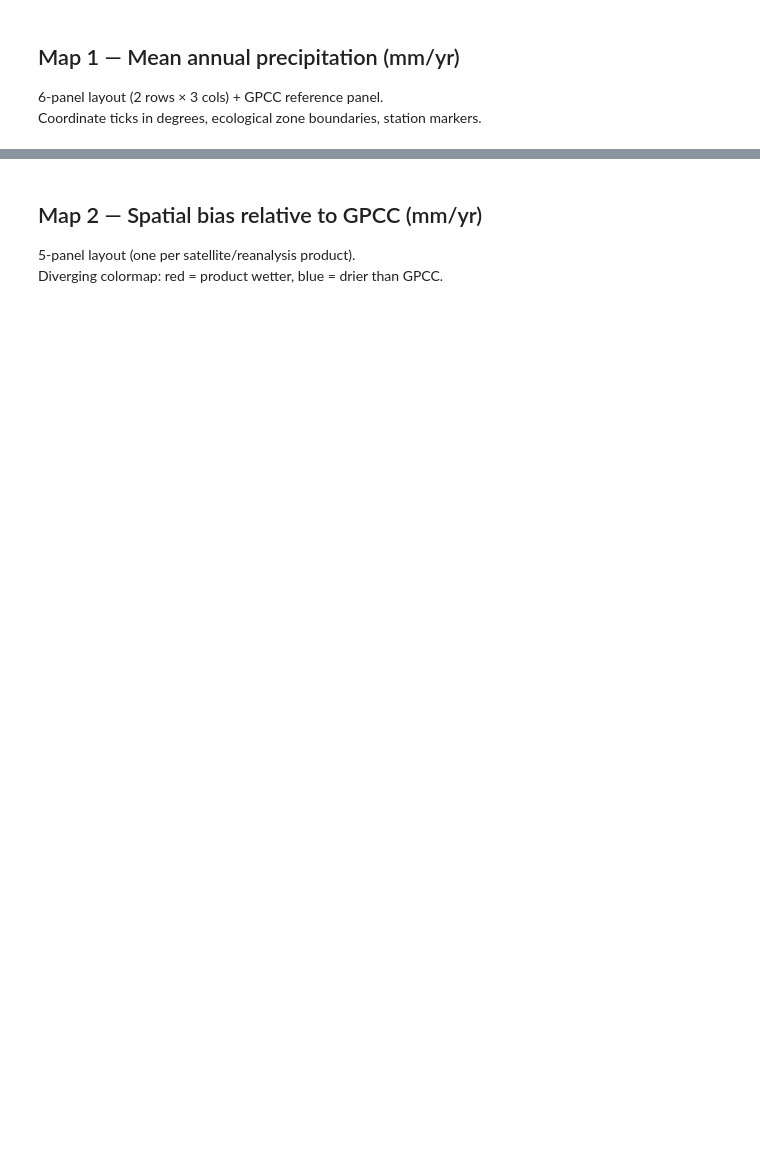
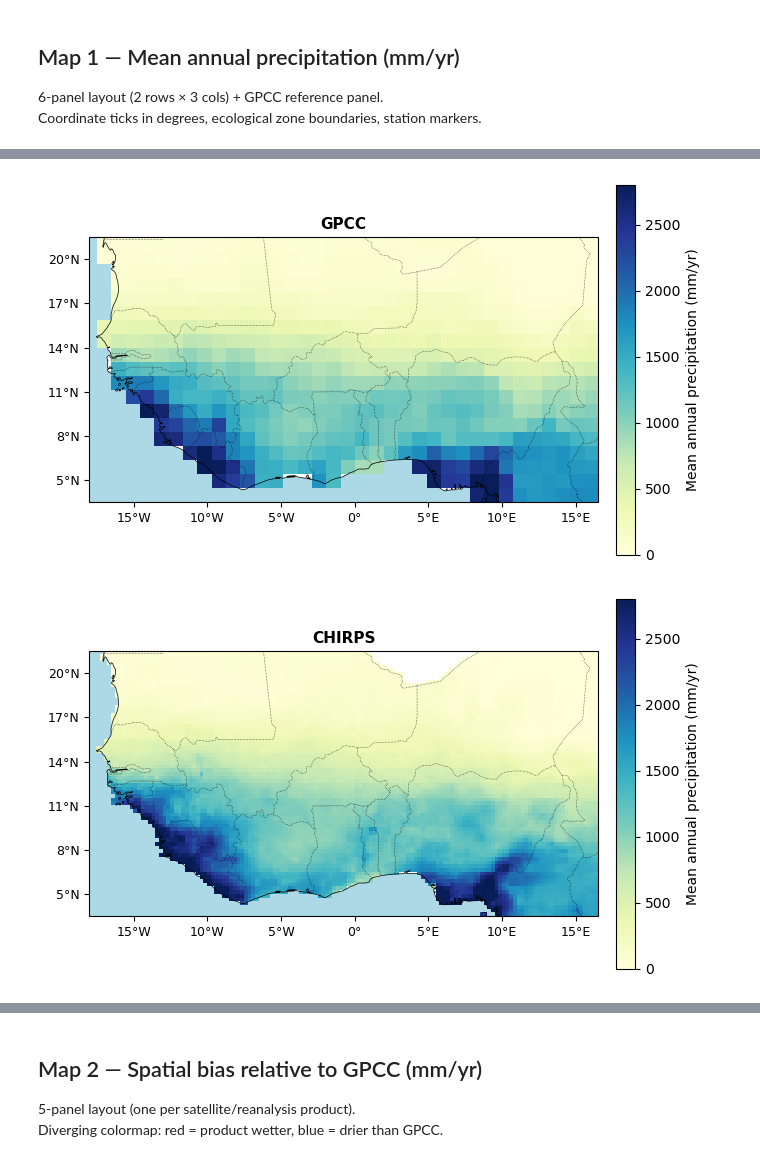
Before and after one commit to desmond-lartey/climate-data, a Jupyter notebook: WA_spatial_maps.ipynb, the cells around one changed output, grey strips where cells are left out. Drawn from its saved outputs; the diff is of its cells as text; code cells hidden in the pictures; blank space fills up the shorter version.

```diff
--- a/WA_spatial_maps.ipynb
+++ b/WA_spatial_maps.ipynb
@@ -443,0 +551,67 @@ plt.show()
+# %%
+import matplotlib.pyplot as plt
+import cartopy.crs as ccrs
+import cartopy.feature as cfeature
+from cartopy.mpl.ticker import LongitudeFormatter, LatitudeFormatter
+import numpy as np
+
+PROJ   = ccrs.PlateCarree()
+EXTENT = [LON_MIN, LON_MAX, LAT_MIN, LAT_MAX]
+XTICKS = [-15, -10, -5, 0, 5, 10, 15]
+YTICKS = [5, 8, 11, 14, 17, 20]
+
+PRECIP_CMAP = 'YlGnBu'
+VMIN, VMAX  = 0, 2800
+
+products = [('GPCC', gpcc_data, gpcc_extent)]
+for prod_key in ['CHIRPS', 'ERA5_LAND', 'GPM_IMERG', 'MERRA2', 'PERSIANN_CDR', 'TERRACLIMATE']:
+    tif = MAPS_DIR / f'map_mean_annual_{prod_key}.tif'
+    if tif.exists():
+        data, extent_plot = load_tif(tif)
+        products.append((prod_key, data, extent_plot))
+    else:
+        print(f'{prod_key} not found: {tif}')
+
+for title, data, extent_plot in products:
+    fig = plt.figure(figsize=(8, 6))
+    ax = plt.axes(projection=PROJ)
+
+    ax.set_extent(EXTENT, crs=PROJ)
+    ax.add_feature(cfeature.COASTLINE, linewidth=0.5)
+    ax.add_feature(cfeature.BORDERS, linewidth=0.4, linestyle=':')
+    ax.add_feature(cfeature.OCEAN, facecolor='lightblue', zorder=0)
+    ax.add_feature(cfeature.LAND, facecolor='none', zorder=0)
+
+    # keep gaps from expanding
+    if np.ma.isMaskedArray(data):
+        plot_data = data
+    else:
+        plot_data = np.ma.masked_invalid(data)
+
+    im = ax.imshow(
+        plot_data,
+        origin='upper',
+        extent=extent_plot,
+        transform=PROJ,
+        cmap=PRECIP_CMAP,
+        vmin=VMIN,
+        vmax=VMAX,
+        interpolation='nearest',  # try 'nearest' if you want zero visual spreading
+        resample=False
+    )
+# 'hanning', 'quadric', 'bilinear', 'spline36', 'antialiased', 'spline16', 'hermite', 'sinc', 'bicubic', 'none', 'nearest', 'bessel', 'kaiser', 'blackman', 'gaussian', 'lanczos', 'hamming', 'catrom'',
+    ax.set_xticks(XTICKS, crs=PROJ)
+    ax.set_yticks(YTICKS, crs=PROJ)
+    ax.xaxis.set_major_formatter(LongitudeFormatter(degree_symbol='°'))
+    ax.yaxis.set_major_formatter(LatitudeFormatter(degree_symbol='°'))
+    ax.tick_params(labelsize=9)
+
+    ax.set_title(title, fontsize=11, fontweight='bold')
+
+    cbar = plt.colorbar(im, ax=ax, shrink=0.8, pad=0.03)
+    cbar.set_label('Mean annual precipitation (mm/yr)')
+
+    plt.show()
+# %% [output]
+[figure, added]
+[figure, added]
```
Also changed, not shown: parts of 9 cells of this notebook, 17 other files.
